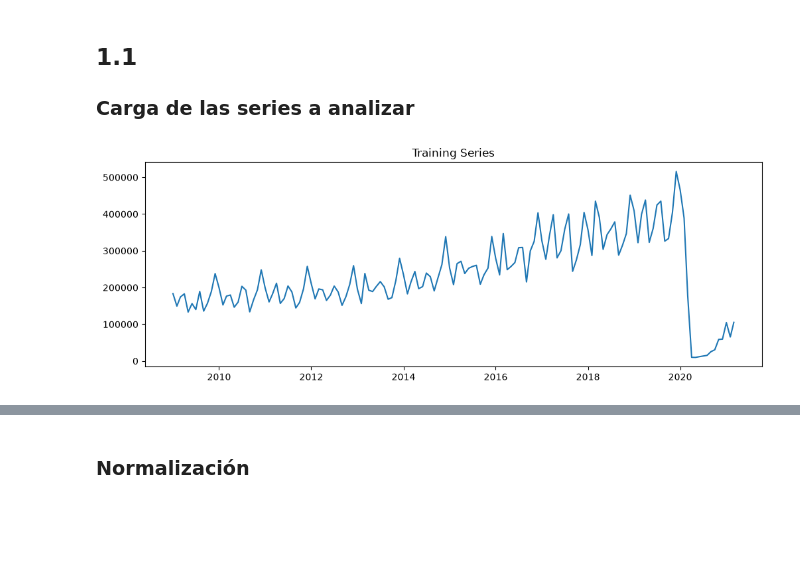
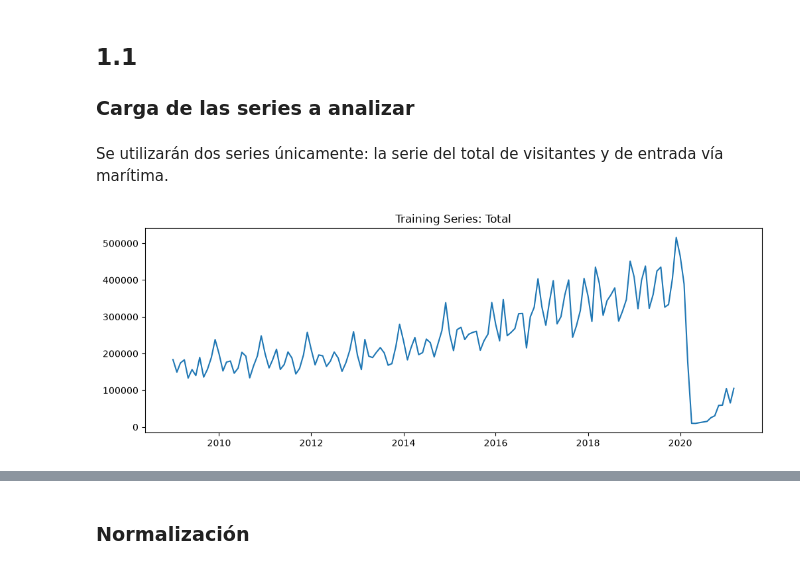
Before and after one commit to donadito/Laboratorio-2-SERIES-DE-TIEMPO, a Jupyter notebook: Laboratorio2.ipynb, the cells around one changed output, grey strips where cells are left out. Drawn from its saved outputs; the diff is of its cells as text; code cells hidden in the pictures; blank space fills up the shorter version.

```diff
--- a/Laboratorio2.ipynb
+++ b/Laboratorio2.ipynb
@@ -17,4 +17,6 @@ from torch.utils.data import DataLoader, TensorDataset
 # %% [markdown]
 ## 1.1
 ### Carga de las series a analizar
+# %% [markdown]
+Se utilizarán dos series únicamente: la serie del total de visitantes y de entrada vía marítima.
 # %%
@@ -35,7 +55,7 @@ test = test["viajeros"]
 # %%
 plt.figure(figsize=(12,4))
 plt.plot(train)
-plt.title("Training Series")
+plt.title("Training Series: Total")
 plt.show()
 # %% [output]
-[figure, old version]
+[figure, new version]
```
Also changed, not shown: parts of 6 cells of this notebook.
